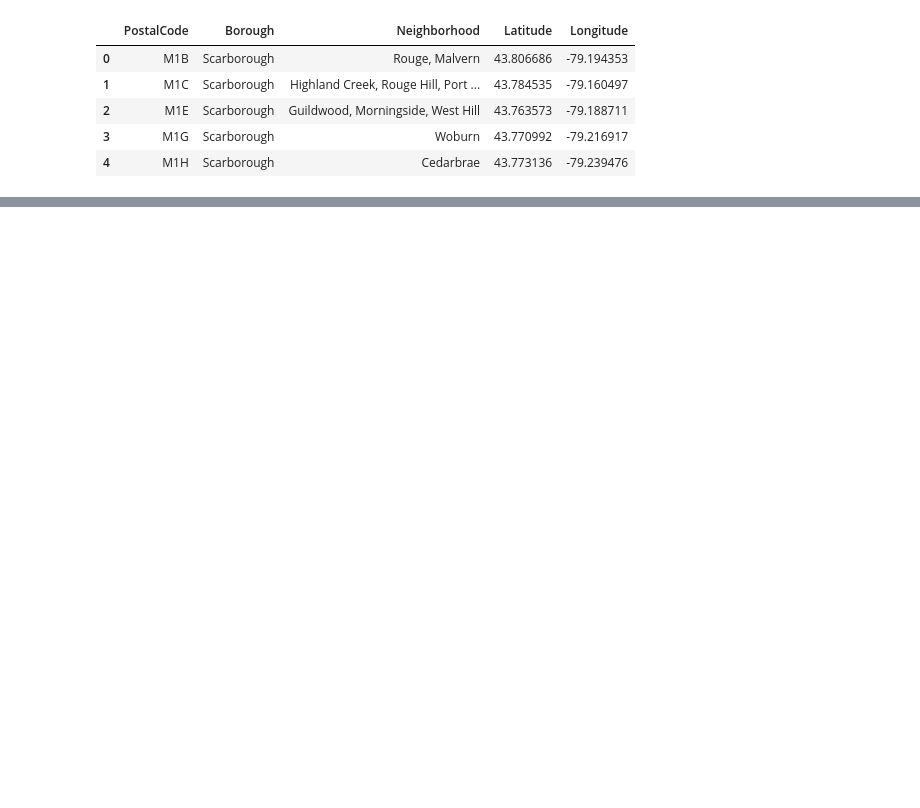
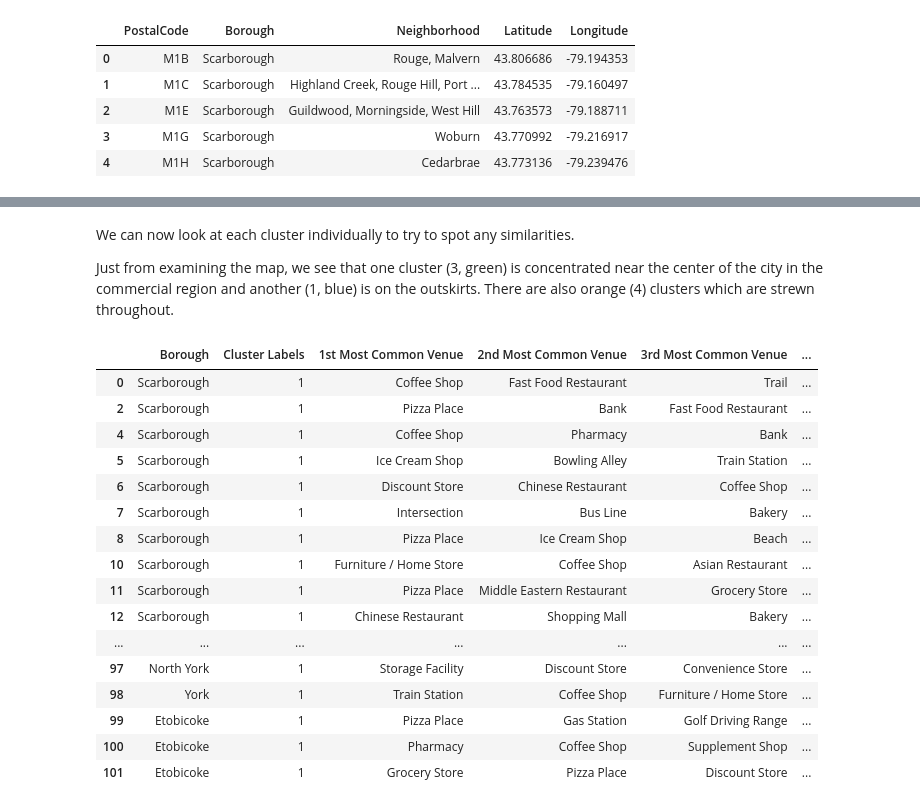
Before and after one commit to jtruong04/Coursera_Capstone, a Jupyter notebook: TorontoNeighborhoods.ipynb, the cells around one changed output, grey strips where cells are left out. Cells and saved outputs as stored; diff of their text form; code cells hidden in the pictures; blank space fills up the shorter version.

Commit message:
Finished assignment 3

```diff
--- a/TorontoNeighborhoods.ipynb
+++ b/TorontoNeighborhoods.ipynb
@@ -82,0 +185,4 @@ df_toronto.head()
+# %%
+toronto_onehot = pd.get_dummies(toronto_venues[['Venue Category']],prefix='',prefix_sep='')
+toronto_onehot.insert(0,'PostalCode',toronto_venues['PostalCode'])
+toronto_venue_freq = toronto_onehot.groupby('PostalCode').mean().reset_index()
@@ -82,0 +207,21 @@ df_toronto.head()
+# %%
+num_top_venues = 10
+
+indicators = ['st', 'nd', 'rd']
+
+# create columns according to number of top venues
+columns = ['PostalCode']
+for ind in np.arange(num_top_venues):
+    try:
+        columns.append('{}{} Most Common Venue'.format(ind+1, indicators[ind]))
+    except:
+        columns.append('{}th Most Common Venue'.format(ind+1))
+
+# create a new dataframe
+toronto_venues_sorted = pd.DataFrame(columns=columns)
+toronto_venues_sorted['PostalCode'] = toronto_venue_freq['PostalCode']
+
+for ind in np.arange(toronto_venue_freq.shape[0]):
+    toronto_venues_sorted.iloc[ind, 1:] = return_most_common_venues(toronto_venue_freq.iloc[ind, :], num_top_venues)
+
+toronto_venues_sorted.head()
@@ -82,0 +237,12 @@ df_toronto.head()
+# %%
+# set number of clusters
+kclusters = 5
+toronto_clustering = toronto_venue_freq.drop('PostalCode', 1)
+# run k-means clustering
+kmeans = KMeans(n_clusters=kclusters, random_state=0).fit(toronto_clustering)
+# add clustering labels
+toronto_venues_sorted.insert(0, 'Cluster Labels', kmeans.labels_)
+df_toronto_merged = df_toronto
+# merge toronto_grouped with toronto_data to add latitude/longitude for each neighborhood
+df_toronto_merged = df_toronto_merged.join(toronto_venues_sorted.set_index('PostalCode'), on='PostalCode')
+df_toronto_merged.head() # check the last columns!
@@ -82,0 +256,5 @@ df_toronto.head()
+# %%
+# assign new cluster to postal codes that don't have one
+df_toronto_merged['Cluster Labels'].replace(np.nan,kclusters,inplace=True)
+# Convert cluster label from float to in
+df_toronto_merged=df_toronto_merged.astype({'Cluster Labels':'int32'})
@@ -82,0 +287,25 @@ df_toronto.head()
+# %% [markdown]
+We can now look at each cluster individually to try to spot any similarities.
+
+Just from examining the map, we see that one cluster (3, green) is concentrated near the center of the city in the commercial region and another (1, blue) is on the outskirts. There are also orange (4) clusters which are strewn throughout.
+# %%
+cluster = 1
+df_toronto_merged.loc[df_toronto_merged['Cluster Labels'] == cluster, df_toronto_merged.columns[[1] + list(range(5, df_toronto_merged.shape[1]))]]
+# %% [output]
+|  | Borough | Cluster Labels | 1st Most Common Venue | 2nd Most Common Venue | 3rd Most Common Venue | ... |
+| 0 | Scarborough | 1 | Coffee Shop | Fast Food Restaurant | Trail | ... |
+| 2 | Scarborough | 1 | Pizza Place | Bank | Fast Food Restaurant | ... |
+| 4 | Scarborough | 1 | Coffee Shop | Pharmacy | Bank | ... |
+| 5 | Scarborough | 1 | Ice Cream Shop | Bowling Alley | Train Station | ... |
+| 6 | Scarborough | 1 | Discount Store | Chinese Restaurant | Coffee Shop | ... |
+| 7 | Scarborough | 1 | Intersection | Bus Line | Bakery | ... |
+| 8 | Scarborough | 1 | Pizza Place | Ice Cream Shop | Beach | ... |
+| 10 | Scarborough | 1 | Furniture / Home Store | Coffee Shop | Asian Restaurant | ... |
+| 11 | Scarborough | 1 | Pizza Place | Middle Eastern Restaurant | Grocery Store | ... |
+| 12 | Scarborough | 1 | Chinese Restaurant | Shopping Mall | Bakery | ... |
+| ... | ... | ... | ... | ... | ... | ... |
+| 97 | North York | 1 | Storage Facility | Discount Store | Convenience Store | ... |
+| 98 | York | 1 | Train Station | Coffee Shop | Furniture / Home Store | ... |
+| 99 | Etobicoke | 1 | Pizza Place | Gas Station | Golf Driving Range | ... |
+| 100 | Etobicoke | 1 | Pharmacy | Coffee Shop | Supplement Shop | ... |
+| 101 | Etobicoke | 1 | Grocery Store | Pizza Place | Discount Store | ... |
```
Also changed, not shown: parts of 22 cells of this notebook, 5 other files.
